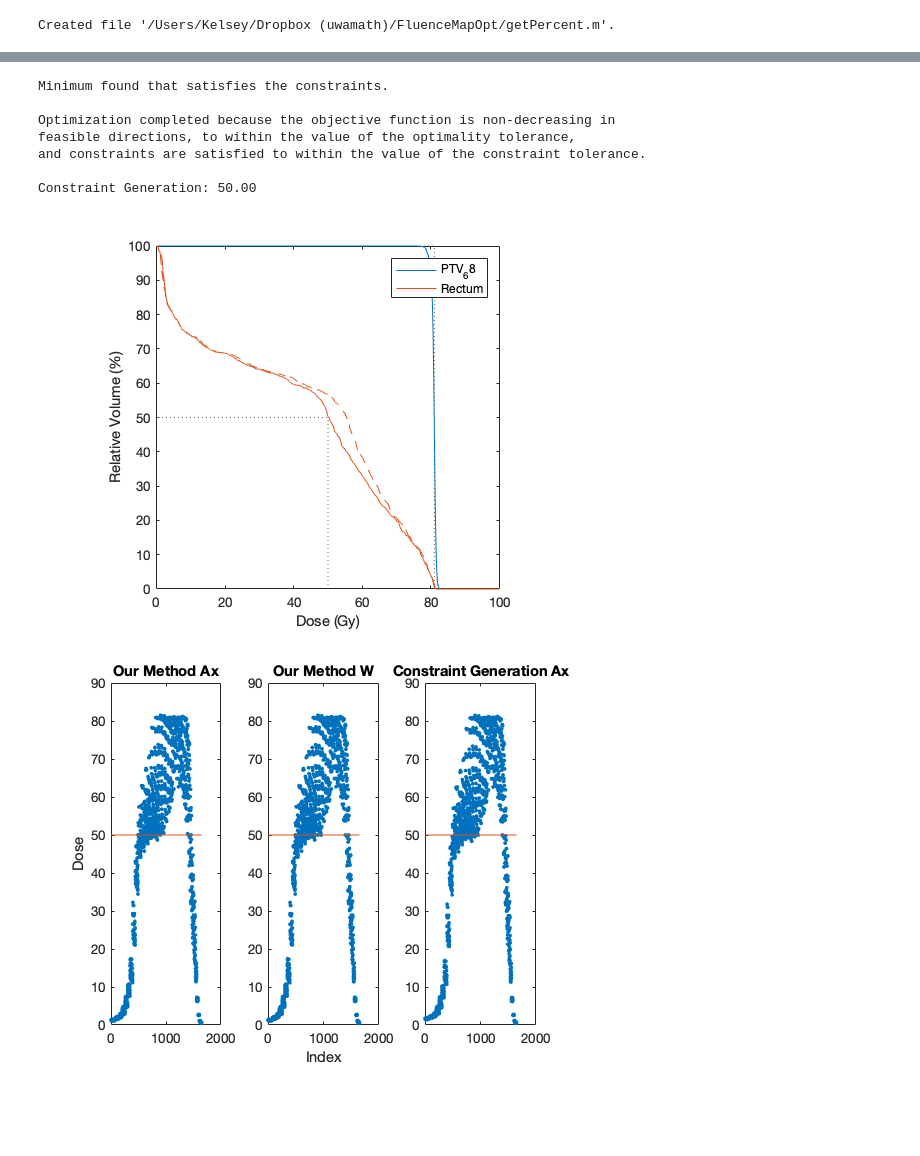
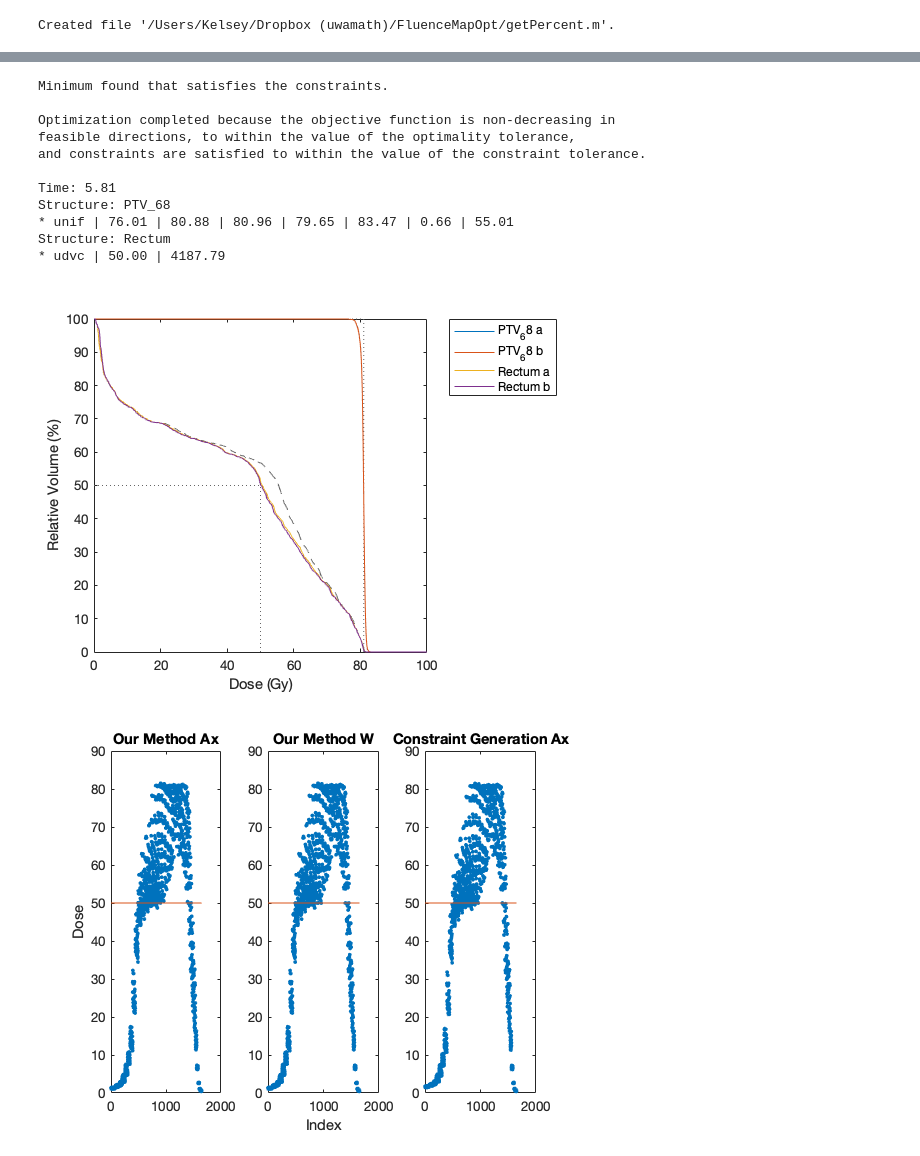
Before and after one commit to kels271828/FluenceMapOpt, a Jupyter notebook: cgmComparison.ipynb, the cells around one changed output, grey strips where cells are left out. Saved outputs shown, nothing was run; the diff lists cells and outputs as text; code cells hidden in the pictures; blank space fills up the shorter version.

```diff
--- a/cgmComparison.ipynb
+++ b/cgmComparison.ipynb
@@ -101,6 +237,9 @@ Initialization: 56.80
 # %%
 % Solve with our method
-f1.calcDose(); x1a = f1.x;
-f1.plotDVH();
-fprintf('Our Method: %.2f\n', getPercent(f1,2,1,x1a))
+tic;
+f1.calcDose();
+t = toc;
+x1a = f1.x;
+fprintf('Time: %.2f\n',t)
+printStats(f1,x1a)
 # %% [output]
@@ -109,8 +251,11 @@ Our Method: 51.52
 # %%
 % Solve with constraint generation method
-f1.constGen(); x1b = f1.x;
-f1.plotDVH();
-fprintf('Constraint Generation: %.2f', getPercent(f1,2,1,x1b));
+tic;
+f1.constGen();
+t = toc;
+x1b = f1.x;
+fprintf('Time: %.2f\n',t)
+printStats(f1,x1b)
 # %% [output]
 Minimum found that satisfies the constraints.
 
@@ -118,8 +263,16 @@ Optimization completed because the objective function is non-decreasing in
 feasible directions, to within the value of the optimality tolerance,
 and constraints are satisfied to within the value of the constraint tolerance.
 
-Constraint Generation: 50.00
+Time: 5.81
+Structure: PTV_68
+* unif | 76.01 | 80.88 | 80.96 | 79.65 | 83.47 | 0.66 | 55.01
+Structure: Rectum
+* udvc | 50.00 | 4187.79
-[figure, removed]
+# %%
+% Compare dose-volume histograms
+plotDVHcompare(f1,x1a,x1b)
+# %% [output]
+[figure, added]
 # %%
 % Comparing voxels
 compareVoxels(f1,2,1,x1a,x1b,50)
```
Also changed, not shown: parts of 39 cells of this notebook, 4 other files.
